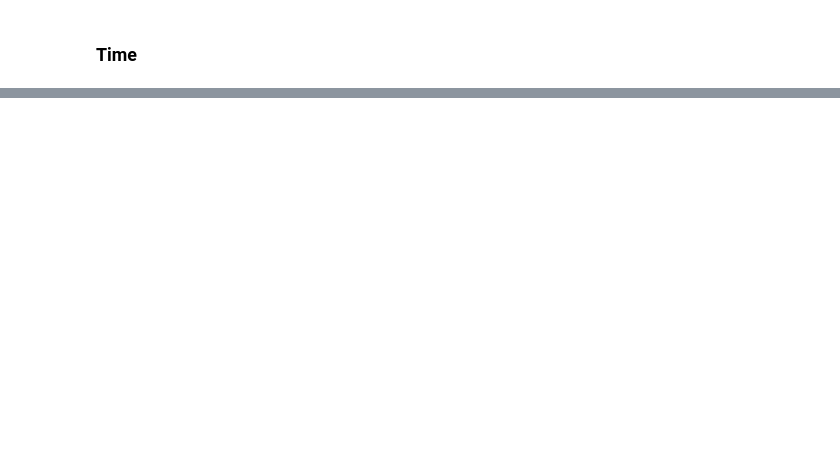
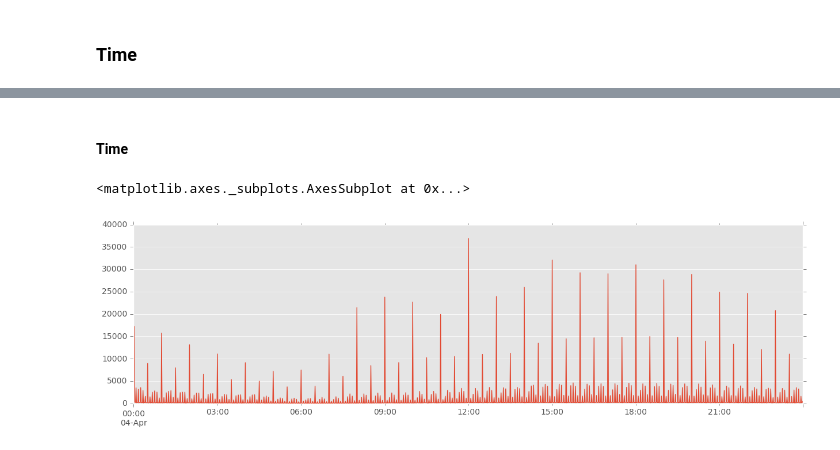
Before and after one commit to ave-u/big-data-analytics, a Jupyter notebook: crime_data_processing.ipynb, the cells around one changed output, grey strips where cells are left out. Cells and saved outputs as stored; diff of their text form; code cells hidden in the pictures; blank space fills up the shorter version.

```diff
--- a/crime_data_processing.ipynb
+++ b/crime_data_processing.ipynb
@@ -94,0 +86,9 @@ Name: CMPLNT_FR_DT, dtype: int64
+# %% [markdown]
+#### Time
+# %%
+timeData = data['CMPLNT_FR_TM'].value_counts()
+timeData.index = pd.to_datetime(timeData.index)
+timeData.sort_index().plot(figsize=(15, 4))
+# %% [output]
+<matplotlib.axes._subplots.AxesSubplot at 0x...>
+[figure, added]
```
Also changed, not shown: parts of 10 cells of this notebook.
